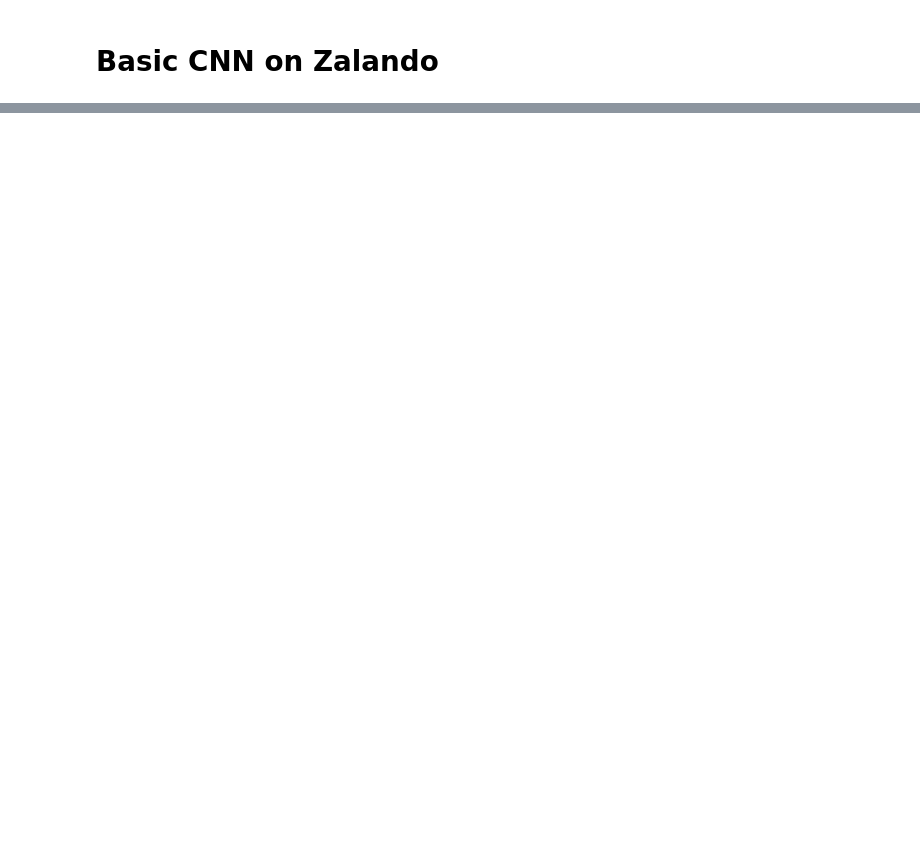
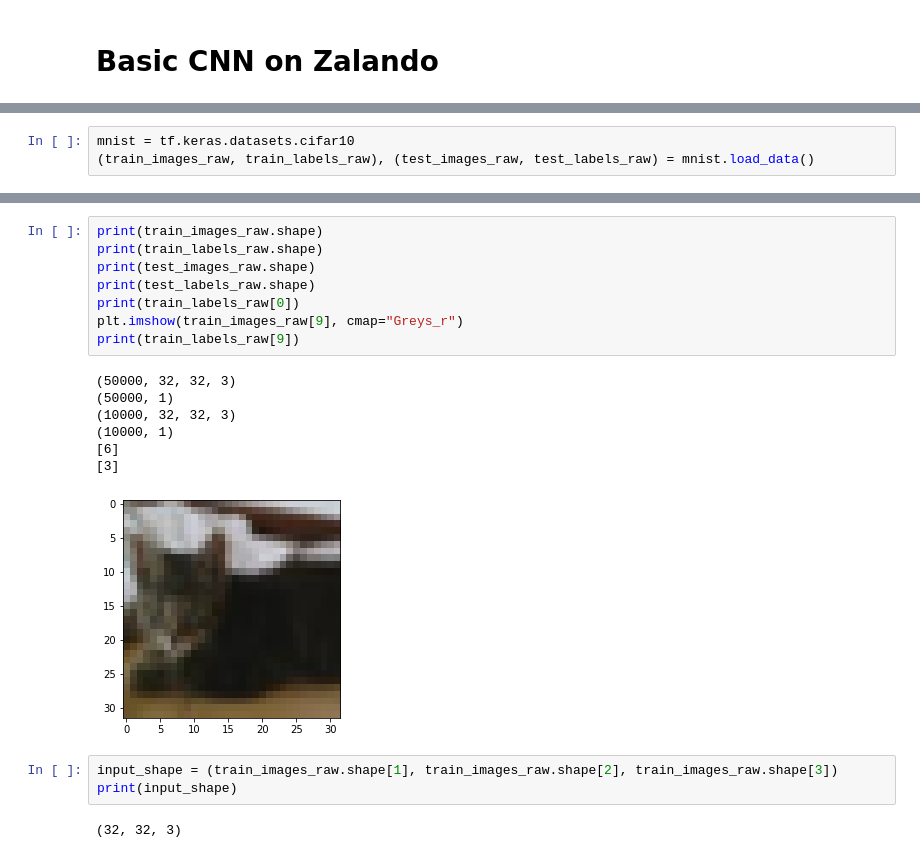
Before and after one commit to surajsrivathsa/ovgu_deeplearning, a Jupyter notebook: Assignment_3_Keras_&_CNNs.ipynb, the cells around one changed output, grey strips where cells are left out. Cells and saved outputs as stored; diff of their text form; blank space fills up the shorter version.

```diff
--- a/Assignment_3_Keras_&_CNNs.ipynb
+++ b/Assignment_3_Keras_&_CNNs.ipynb
@@ -196,0 +562,3 @@ Validation acc: 0.989799976348877
+# %%
+mnist = tf.keras.datasets.cifar10
+(train_images_raw, train_labels_raw), (test_images_raw, test_labels_raw) = mnist.load_data()
@@ -196,0 +568,21 @@ Validation acc: 0.989799976348877
+# %%
+print(train_images_raw.shape)
+print(train_labels_raw.shape)
+print(test_images_raw.shape)
+print(test_labels_raw.shape)
+print(train_labels_raw[0])
+plt.imshow(train_images_raw[9], cmap="Greys_r")
+print(train_labels_raw[9])
+# %% [output]
+(50000, 32, 32, 3)
+(50000, 1)
+(10000, 32, 32, 3)
+(10000, 1)
+[6]
+[3]
+[figure, added]
+# %%
+input_shape = (train_images_raw.shape[1], train_images_raw.shape[2], train_images_raw.shape[3])
+print(input_shape)
+# %% [output]
+(32, 32, 3)
```
Also changed, not shown: parts of 78 cells of this notebook.
